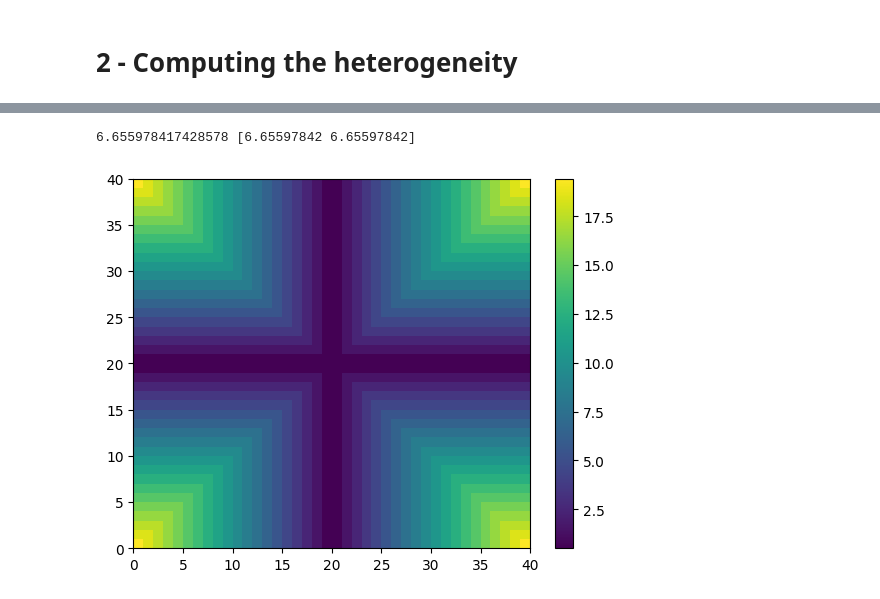
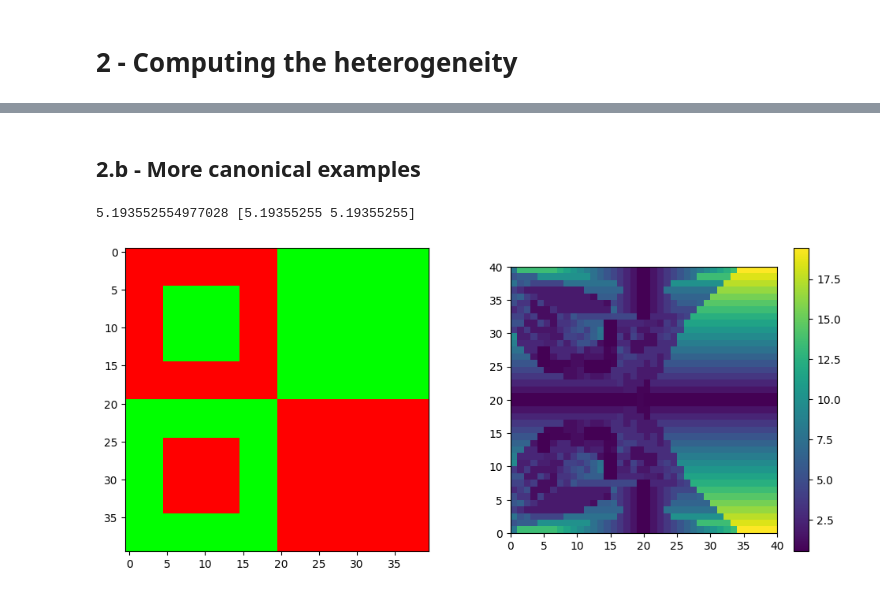
Before and after one commit to jolatechno/analyzing-and-modelling-voting-dynamics, a Jupyter notebook: optimal_transport/example/oth_example.ipynb, the cells around one changed output, grey strips where cells are left out. Saved outputs shown, nothing was run; the diff lists cells and outputs as text; code cells hidden in the pictures.

```diff
--- a/optimal_transport/example/oth_example.ipynb
+++ b/optimal_transport/example/oth_example.ipynb
@@ -60,26 +52,37 @@ _ = plt.colorbar()
+# %% [markdown]
+## 2.b - More canonical examples
 # %%
-""" Initializing the distribution """
+fig, (ax0, ax1) = plt.subplots(1, 2, figsize=(12, 5))
+
 populations[:, :, :] = 0
 populations[0, :size//2, :size//2] = 1
 populations[0, size//2:, size//2:] = 1
 populations[1, size//2:, :size//2] = 1
 populations[1, :size//2, size//2:] = 1
 
-#populations[:, size//4:size*3//4, size//4:size*3//4] = .5
+A, B = populations[:, size*5//8:size*7//8, size//8:size*3//8].copy(), populations[:, size//8:size*3//8, size//8:size*3//8].copy()
+populations[:, size//8:size*3//8, size//8:size*3//8], populations[:, size*5//8:size*7//8, size//8:size*3//8] = A, B
 
-#A, B = populations[:, size*5//8:size*7//8, size//8:size*3//8].copy(), populations[:, size//8:size*3//8, size//8:size*3//8].copy()
-#populations[:, size//8:size*3//8, size//8:size*3//8], populations[:, size*5//8:size*7//8, size//8:size*3//8] = A, B
 populations_flat = np.resize(populations, (num_categories, size*size))
 
-unitary_direction_matrix, distance_matrix = utils.compute_unitary_direction_matrix(coordinate_flat)
+population_show = np.resize(np.swapaxes(populations_flat, 0, 1), (size, size, num_categories))
+if num_categories > 3:
+    population_show = population_show[:, :, :3]
+elif num_categories < 3:
+    population_show = np.concatenate((population_show, np.zeros((size, size, 3-num_categories))), axis=2)
+_ = ax0.imshow(population_show)
+
+unitary_direction_matrix, distance_matrix = oth.utils.compute_unitary_direction_matrix(coordinate_flat)
 results = oth.ot_heterogeneity_populations(
 	populations_flat, distance_matrix, unitary_direction_matrix,
     #ot_emb_kwargs={'numItermax' : 20}
 )
 print(results.global_heterogeneity, results.global_heterogeneity_per_category)
 
-_ = plt.pcolormesh(np.resize(results.local_heterogeneity, (size, size)))
-_ = plt.colorbar()
+cmesh = ax1.pcolormesh(np.resize(results.local_heterogeneity, (size, size)))
+_ = fig.colorbar(cmesh, ax=ax1)
+ax1.set_aspect('equal', 'box')
+fig.show()
 # %% [output]
-6.655978417428578 [6.65597842 6.65597842]
+5.193552554977028 [5.19355255 5.19355255]
-[figure, old version]
+[figure, new version]
```
Also changed, not shown: parts of 5 cells of this notebook.
